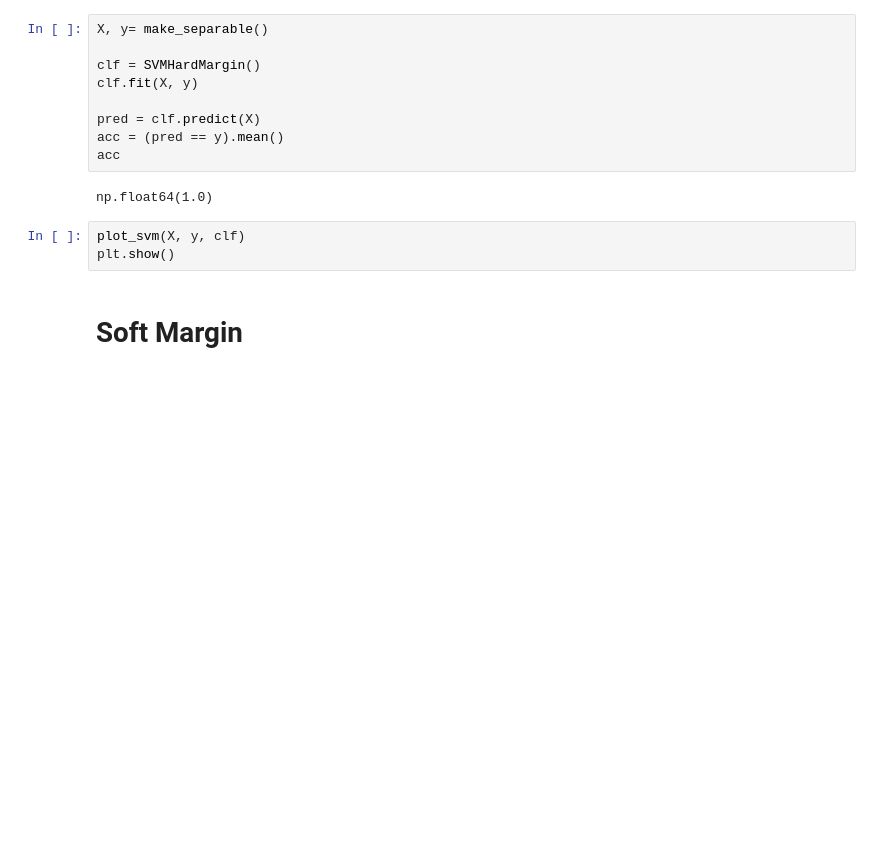
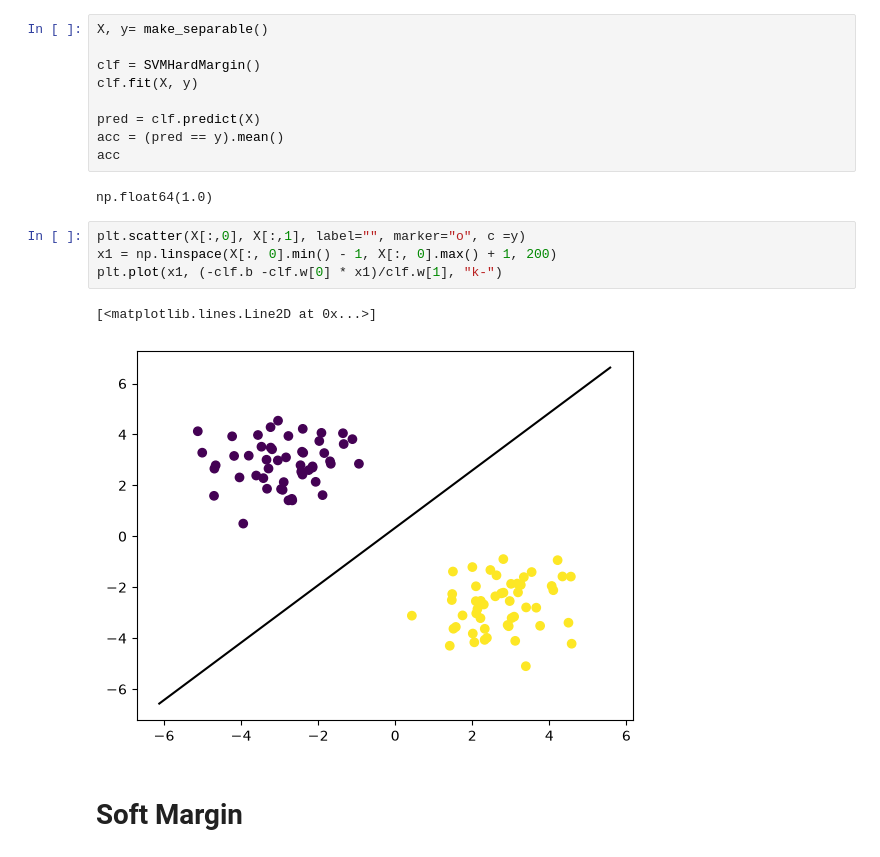
Before and after one commit to leoamullins/ml-from-scratch, a Jupyter notebook: svm/demo.ipynb, the cells around one changed output. Saved outputs shown, nothing was run; the diff lists cells and outputs as text; blank space fills up the shorter version.

```diff
--- a/svm/demo.ipynb
+++ b/svm/demo.ipynb
@@ -58,8 +34,12 @@ acc = (pred == y).mean()
 acc
 # %% [output]
 np.float64(1.0)
-# %%
-plot_svm(X, y, clf)
-plt.show()
+# %%
+plt.scatter(X[:,0], X[:,1], label="", marker="o", c =y)
+x1 = np.linspace(X[:, 0].min() - 1, X[:, 0].max() + 1, 200)
+plt.plot(x1, (-clf.b -clf.w[0] * x1)/clf.w[1], "k-")
+# %% [output]
+[<matplotlib.lines.Line2D at 0x...>]
+[figure, added]
 # %% [markdown]
 # Soft Margin
```
Also changed, not shown: parts of 6 cells of this notebook, 1 other file.
